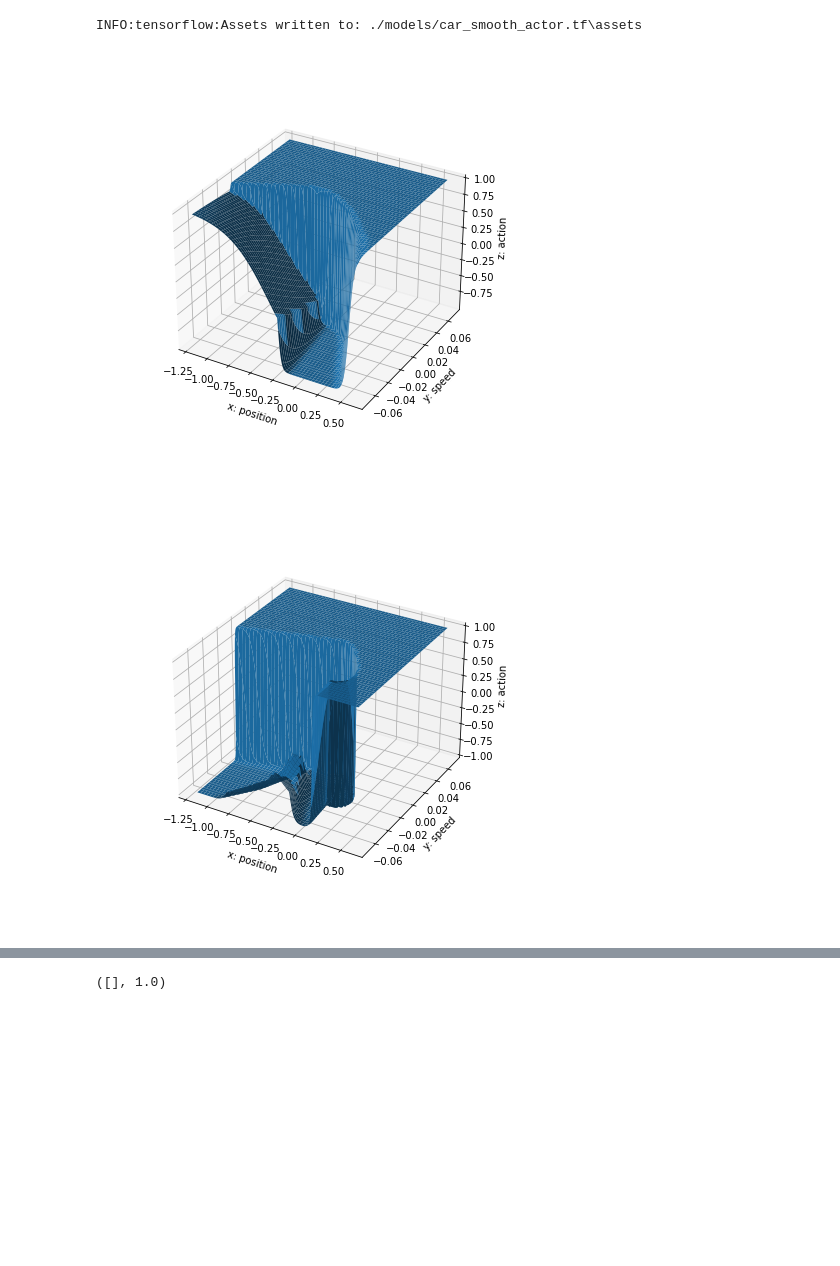
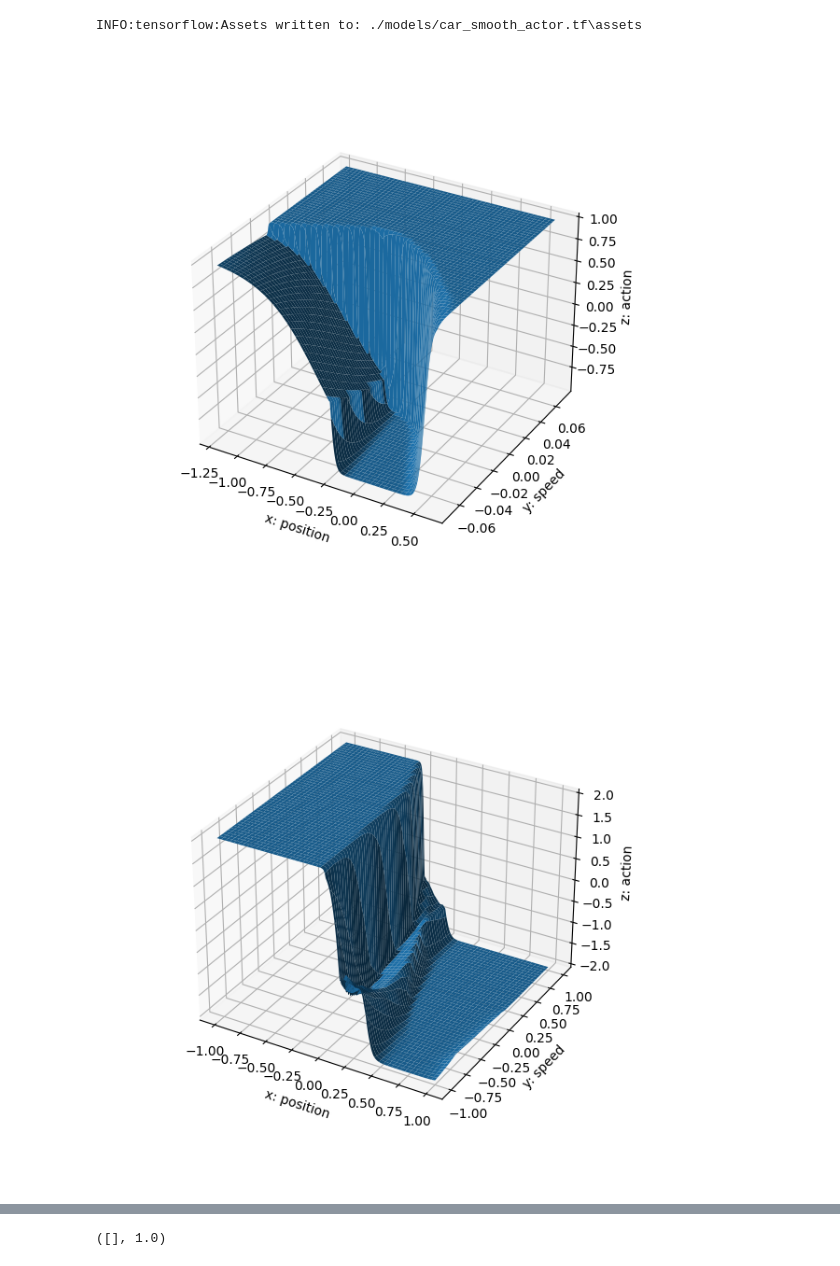
Before and after one commit to Ramlaoui/guaranteed-nn-control, a Jupyter notebook: main_ddpg.ipynb, the cells around one changed output, grey strips where cells are left out. Cells and saved outputs as stored; diff of their text form; code cells hidden in the pictures; blank space fills up the shorter version.

```diff
--- a/main_ddpg.ipynb
+++ b/main_ddpg.ipynb
@@ -90,23 +68,23 @@ INFO:tensorflow:Assets written to: ./models/car_smooth_actor.tf\assets
 # %%
 %matplotlib widget
 
 env = MountainCar()
 env.reset()
 agent = DDPG(env.observation_space.shape[0], 1, upper_bounds=env.action_space.high, n_layer1=16, n_layer2=16, batch_size=16, noise_std=0.4, epsilon_s=0.05, lambda_smooth=0, D_s=10)
 agent.actor = keras.models.load_model("./models/car_smooth_actor.tf")
 plot_3d(env, agent.actor, N=2000, pendulum=False)
 
-env = MountainCar()
+env = Pendulum()
 env.reset()
 agent = DDPG(env.observation_space.shape[0], 1, upper_bounds=env.action_space.high, n_layer1=16, n_layer2=16, batch_size=16, noise_std=0.4, epsilon_s=0.05, lambda_smooth=0, D_s=10)
-agent.actor = keras.models.load_model("./models/car_actor.tf")
-plot_3d(env, agent.actor, N=2000, pendulum=False)
+agent.actor = keras.models.load_model("./models/pendulum_actor_16_small_interval.tf")
+plot_3d(env, agent.actor, N=2000, pendulum=True)
 
 env = Pendulum()
 env.reset()
 agent = DDPG(env.observation_space.shape[0], 1, upper_bounds=env.action_space.high, n_layer1=16, n_layer2=16, batch_size=16, noise_std=0.1, epsilon_s=0.05, lambda_smooth=0.2, D_s=10)
 agent.actor = keras.models.load_model("./models/pendulum_smooth_actor.tf")
 plot_3d(env, agent.actor, N=2000, pendulum=True)
 # %% [output]
-[figure, old version]
+[figure, new version]
-[figure, old version]
+[figure, new version]
```
Also changed, not shown: parts of 7 cells of this notebook, 10 other files.
